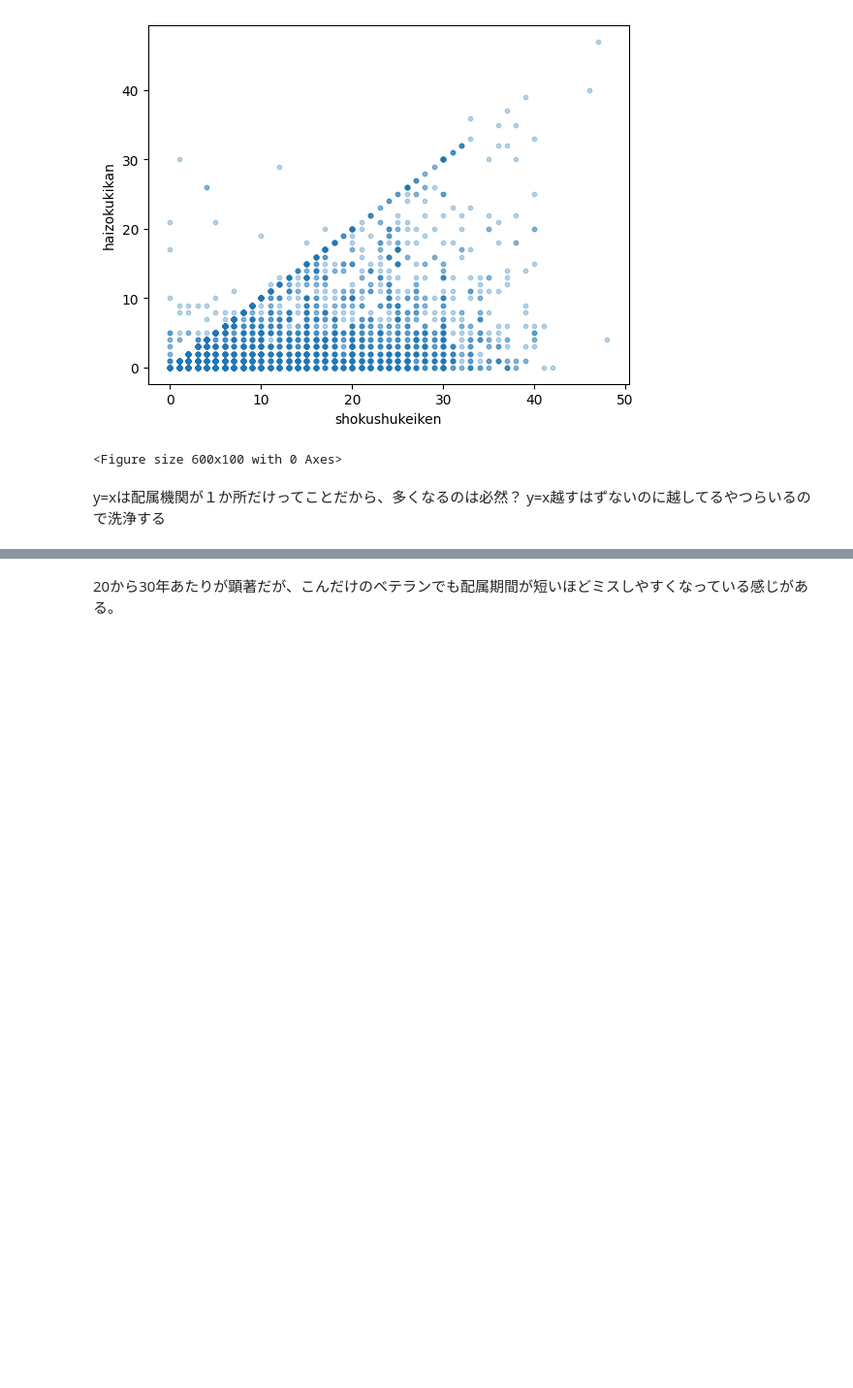
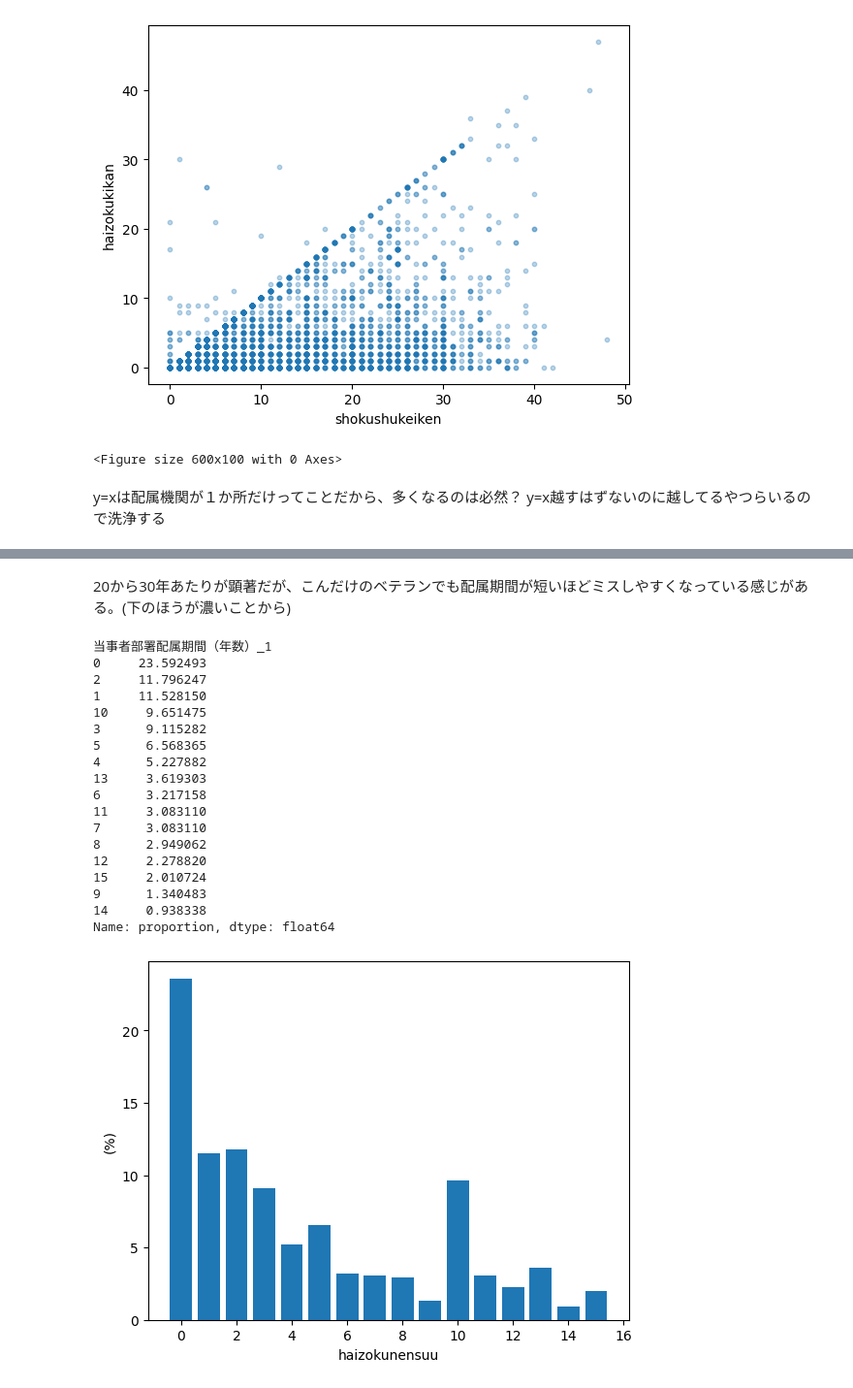
Before and after one commit to maizoh/Project_Shinshu, a Jupyter notebook: Project_Shinshu.ipynb, the cells around one changed output, grey strips where cells are left out. Shown at 97% size. Cells and saved outputs as stored; diff of their text form; code cells hidden in the pictures; blank space fills up the shorter version.

```diff
--- a/Project_Shinshu.ipynb
+++ b/Project_Shinshu.ipynb
@@ -55,7 +55,7 @@ plt.show()
 y=xは配属機関が１か所だけってことだから、多くなるのは必然？
 y=x越すはずないのに越してるやつらいるので洗浄する
 # %%
-df_clean=df[df['当事者職種経験（年数）_1']>=df['当事者部署配属期間（年数）_1']]
+df_clean=df[df['当事者職種経験（年数）_1']>=df['当事者部署配属期間（年数）_1']].copy()
 fig,ax=plt.subplots()
 
 plt.figure(figsize=(6,1))
@@ -87,2 +77,51 @@ See the caveats in the documentation: https://pandas.pydata.org/pandas-docs/stab
 # %% [markdown]
-20から30年あたりが顕著だが、こんだけのベテランでも配属期間が短いほどミスしやすくなっている感じがある。
+20から30年あたりが顕著だが、こんだけのベテランでも配属期間が短いほどミスしやすくなっている感じがある。(下のほうが濃いことから)
+# %%
+import matplotlib.pyplot as plt
+import numpy as np
+
+# 1. データ加工・フィルタリング
+df_clean["当事者職種経験（年数）_1"] = df_clean["当事者職種経験（年数）_1"].astype(str).str.replace("年","").astype(int)
+df_clean['当事者部署配属期間（年数）_1'] = df_clean['当事者部署配属期間（年数）_1'].astype(str).str.replace("年","").astype(int)
+
+filtered_df = df_clean[(df_clean["当事者職種経験（年数）_1"] >= 10) & (df_clean["当事者職種経験（年数）_1"] <= 15)]
+
+# 2. 比率の集計（ここで比率データを作る）
+assignment_ratio = filtered_df["当事者部署配属期間（年数）_1"].value_counts(normalize=True) * 100
+
+# 3. グラフ描画の設定
+fig, ax = plt.subplots()
+
+# x軸には「年数（index）」、y軸には「比率（値）」を渡す
+x = assignment_ratio.index
+y = assignment_ratio.values
+
+ax.bar(x, y)
+
+
+ax.set_xlabel("haizokunensuu")
+ax.set_ylabel("(%)")
+
+
+print(assignment_ratio)
+plt.show()
+# %% [output]
+当事者部署配属期間（年数）_1
+0     23.592493
+2     11.796247
+1     11.528150
+10     9.651475
+3      9.115282
+5      6.568365
+4      5.227882
+13     3.619303
+6      3.217158
+11     3.083110
+7      3.083110
+8      2.949062
+12     2.278820
+15     2.010724
+9      1.340483
+14     0.938338
+Name: proportion, dtype: float64
+[figure, added]
```
Also changed, not shown: parts of 7 cells of this notebook.
